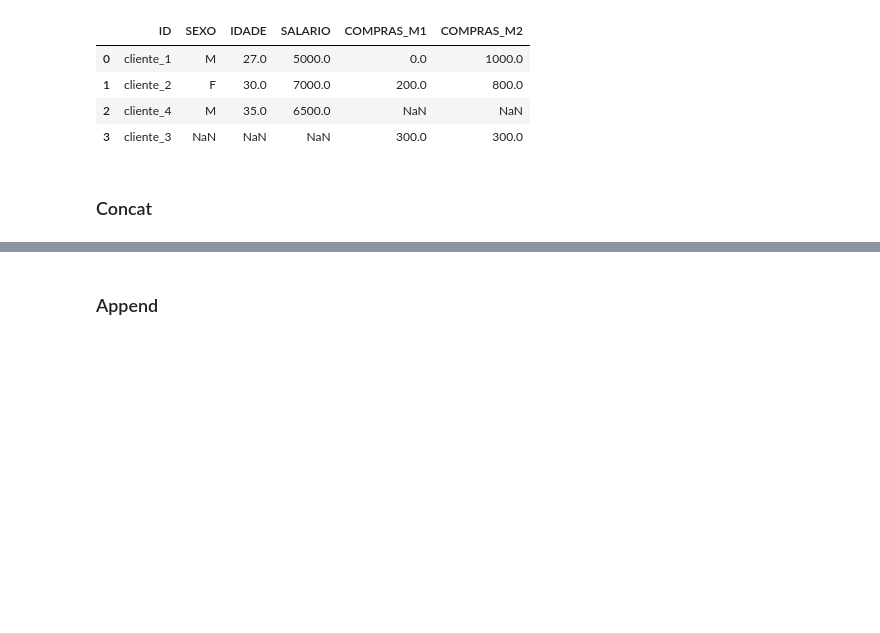
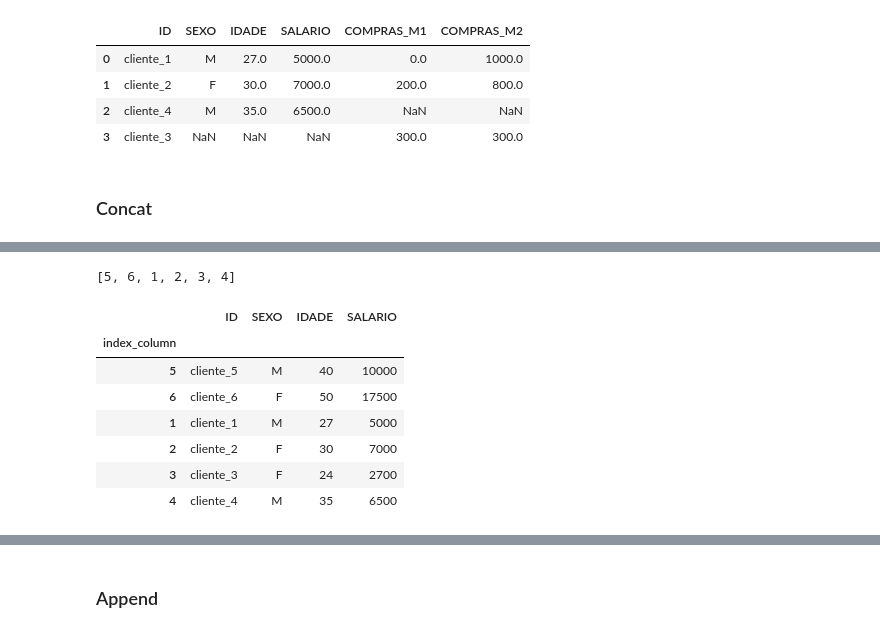
Before and after one commit to RaphaelfsOliveira/DataScience, a Jupyter notebook: EBAC Curso Ciência de Dados/Cientista de Dados/modulo_5_limpeza_e_preparacao_de_dados.ipynb, the cells around one changed output, grey strips where cells are left out. Drawn from its saved outputs; the diff is of its cells as text; code cells hidden in the pictures; blank space fills up the shorter version.

```diff
--- a/EBAC Curso Ciência de Dados/Cientista de Dados/modulo_5_limpeza_e_preparacao_de_dados.ipynb
+++ b/EBAC Curso Ciência de Dados/Cientista de Dados/modulo_5_limpeza_e_preparacao_de_dados.ipynb
@@ -837,3 +837,12 @@ df4.merge(df3, on='ID', how='outer')
 | 3 | cliente_3 | NaN | NaN | NaN | 300.0 | 300.0 |
 # %% [markdown]
 ### Concat
+# %%
+df_temp = pd.DataFrame({
+    'ID': ['cliente_5', 'cliente_6'],
+    'SEXO': ["M", "F"],
+    'IDADE': [40, 50],
+    'SALARIO': [10000, 17500]
+})
+df5 = df1.head(2)
+df6 = df1.tail(2)
@@ -839,0 +877,22 @@ df4.merge(df3, on='ID', how='outer')
+# %%
+df_concat = pd.concat([df_temp, df5, df6], axis=1)
+df_concat
+# %%
+list_index = [int(value.split('_')[1]) for value in list(df_concat['ID'])]
+list_index
+# %% [output]
+[5, 6, 1, 2, 3, 4]
+# %%
+df_concat['index_column'] = list_index
+# %%
+df_concat = df_concat.set_index('index_column')
+df_concat
+# %% [output]
+|  | ID | SEXO | IDADE | SALARIO |
+| index_column |  |  |  |  |
+| 5 | cliente_5 | M | 40 | 10000 |
+| 6 | cliente_6 | F | 50 | 17500 |
+| 1 | cliente_1 | M | 27 | 5000 |
+| 2 | cliente_2 | F | 30 | 7000 |
+| 3 | cliente_3 | F | 24 | 2700 |
+| 4 | cliente_4 | M | 35 | 6500 |
```
Also changed, not shown: parts of 3 cells of this notebook.
